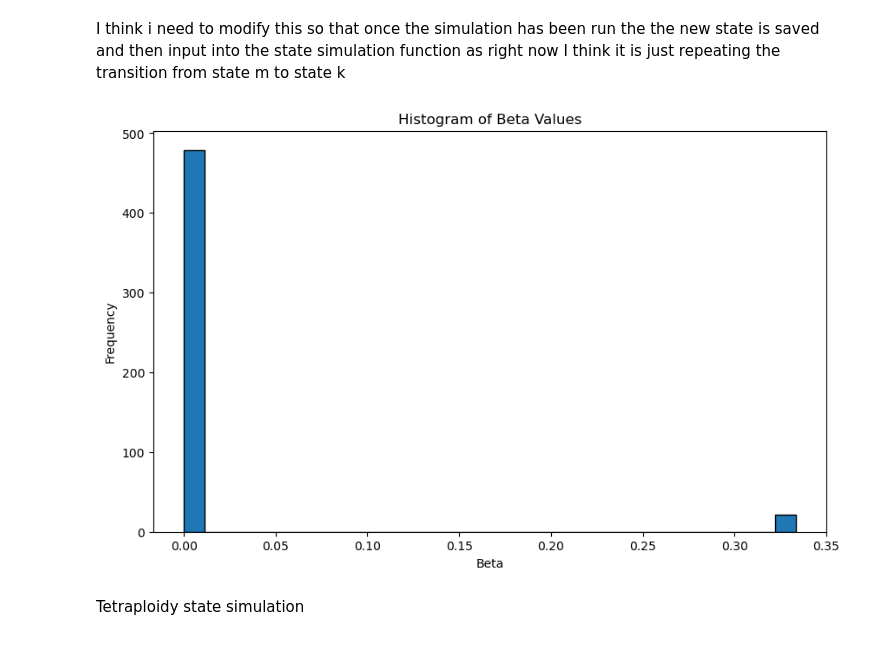
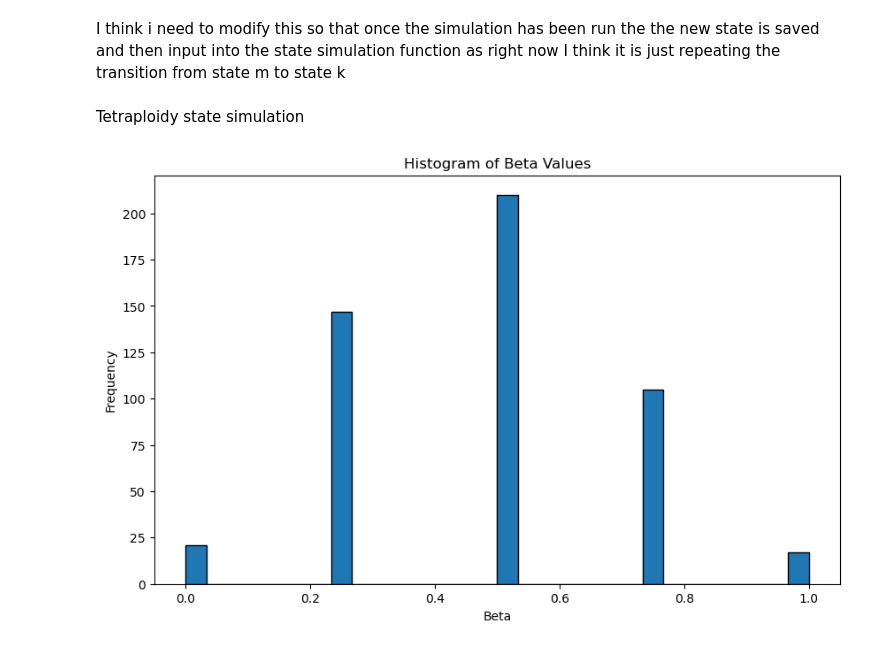
Before and after one commit to finn1010/Methylation-Distributions, a Jupyter notebook: state_sims.ipynb, the cells around one changed output. Cells and saved outputs as stored; diff of their text form; code cells hidden in the pictures.

```diff
--- a/state_sims.ipynb
+++ b/state_sims.ipynb
@@ -202,58 +250,12 @@ def state_simulation(mu, gamma):
 # %% [markdown]
 I think i need to modify this so that once the simulation has been run the the new state is saved and then input into the state simulation function as right now I think it is just repeating the transition from state m to state k
-# %%
-x = []
-
-def run_simulation():
-    mu=0.02
-    gamma=0.02
-    x.append(state_simulation(mu,gamma))
-    return x
-
-for i in range(500):
-    run_simulation()
-
-m_list = []
-m_vals = [subarray[0] for subarray in x]
-m_list.append([])
-
-k_list = []
-k_vals = [subarray[1] for subarray in x]
-k_list.append([])
-
-d_list = []
-d_vals = [subarray[2] for subarray in x]
-d_list.append([])
-
-w_list = []
-w_vals = [subarray[3] for subarray in x]
-w_list.append([])
-
-
-# Calculate beta values
-beta_vals = [(k + 2 * d + 3 * w) / 3 for k, d, w in zip(k_vals, d_vals, w_vals)]
-
-# Plotting the histogram
-plt.figure(figsize=(10, 6))
-plt.hist(beta_vals, bins=30, edgecolor='black')
-plt.title('Histogram of Beta Values')
-plt.xlabel('Beta')
-plt.ylabel('Frequency')
-plt.show()
-# %% [output]
-[figure, removed]
 # %% [markdown]
 Tetraploidy state simulation
 # %%
-def state_simulation(mu, gamma):
+def state_simulation(initial_state, mu, gamma):
     rng = np.random.default_rng()
-    m=1
-    k=0
-    d=0
-    v=0
-    w=0
+    m, k, d, v, w = initial_state
     dt=1
-
     p_m_to_k = 4*mu * dt if m == 1 else 0
     p_k_to_m = gamma * dt if k == 1 else 0
     p_k_to_d = 3*mu * dt if k == 1 else 0
@@ -296,43 +298,48 @@ def state_simulation(mu, gamma):
 
 x = []
 
-def run_simulation():
-    mu=0.02
-    gamma=0.02
-    x.append(state_simulation(mu,gamma))
+def run_simulation(initial_state, mu, gamma, num_iterations=500):
+    current_state = initial_state
+    for _ in range(num_iterations):
+        current_state = state_simulation(current_state, mu, gamma)
+        x.append(current_state)
+
     return x
 
-for i in range(500):
-    run_simulation()
+mu = 0.02
+gamma = 0.02
+initial_state = [1, 0, 0, 0, 0]
+
+final_states = run_simulation(initial_state, mu, gamma)
 
 m_list = []
 m_vals = [subarray[0] for subarray in x]
 m_list.append([])
 
 k_list = []
 k_vals = [subarray[1] for subarray in x]
 k_list.append([])
 
 d_list = []
 d_vals = [subarray[2] for subarray in x]
 d_list.append([])
 
 v_list = []
 v_vals = [subarray[3] for subarray in x]
 v_list.append([])
 
 w_list = []
 w_vals = [subarray[4] for subarray in x]
 w_list.append([])
 
 
-# Calculate beta values
-beta_vals = [(k + 2 * d + 3 * v + 4 * w) / 4 for k, d, w in zip(k_vals, d_vals, v_vals, w_vals)]
+beta_vals = [(k + 2 * d + 3 * v + 4 * w) / 4 for k, d, v, w in zip(k_vals, d_vals, v_vals, w_vals)]
 
-# Plotting the histogram
 plt.figure(figsize=(10, 6))
 plt.hist(beta_vals, bins=30, edgecolor='black')
 plt.title('Histogram of Beta Values')
 plt.xlabel('Beta')
 plt.ylabel('Frequency')
 plt.show()
+# %% [output]
+[figure, added]
```
Also changed, not shown: parts of 8 cells of this notebook.
